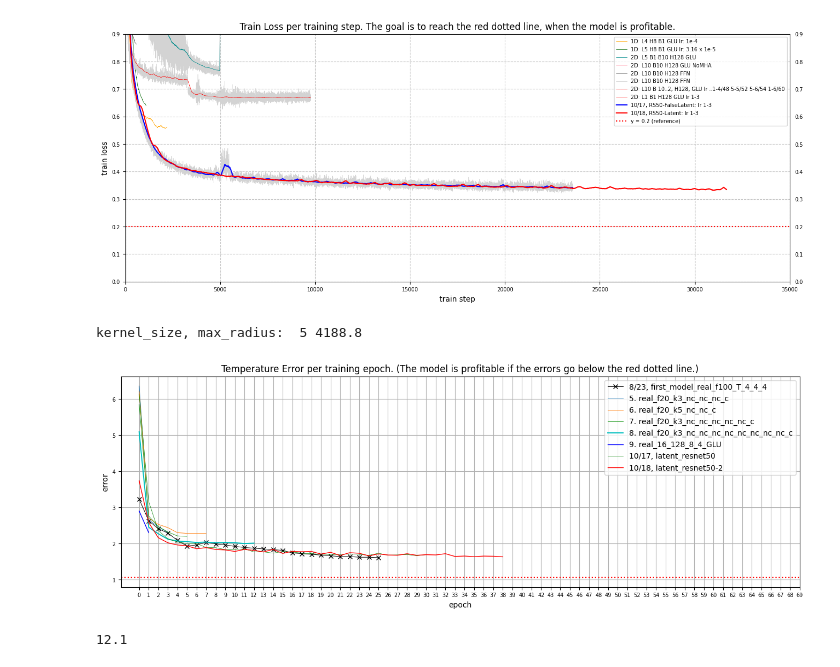
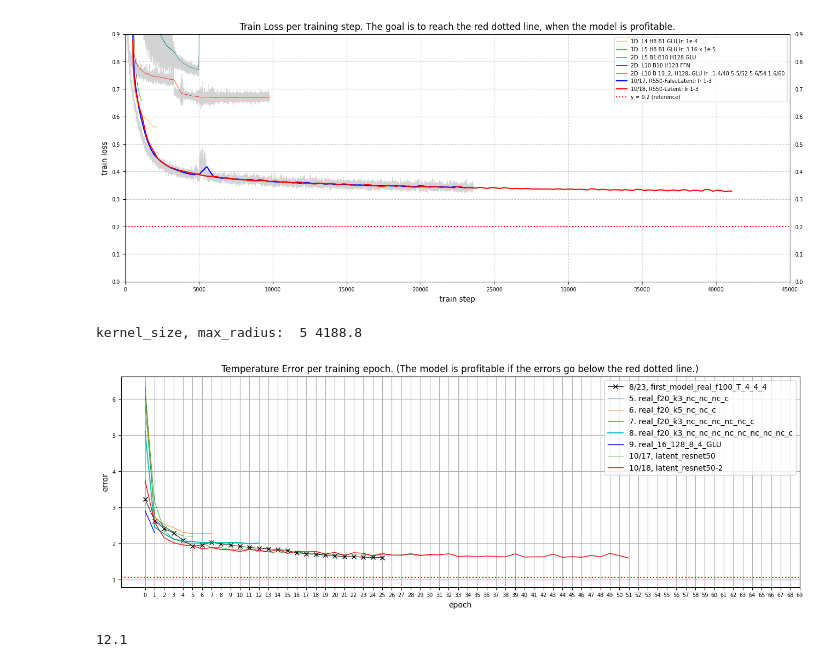
Before and after one commit to MachineLearningMike/Zeus2026, a Jupyter notebook: research/test01.ipynb, the cells around one changed output. Drawn from its saved outputs; the diff is of its cells as text; code cells hidden in the pictures.

```diff
--- a/research/test01.ipynb
+++ b/research/test01.ipynb
@@ -21,6 +21,7 @@ def analyze(path, window1, color, label, hide_details=True, lw=None):
 # %%
 plt.figure(figsize=(16, 6))
 plt.title("Train Loss per training step. The goal is to reach the red dotted line, when the model is profitable.")
+
 window1 = 200; window2 = 20
 # analyze("D:\\Zeus_Data\\bayes\\16-128-8-6-GLU\\train_state-16-128-8-6-GLU.json", window1, 'blue', 'Chunk: L6 H8 B1 GLU lr: 1e-4 3e-5 1e-5', hide_details=False)
 
@@ -29,35 +30,35 @@ analyze("D:\\Zeus_Data\\bayes\\16-128-8-5-GLU\\train_state-16-128-8-5-GLU.json",
 analyze("D:\\Zeus_Data\\bayes\\16-128-32-1944-5-GLU-Old\\train_state-16-128-32-1944-5-GLU.json", window1, 'darkcyan', '2D: L5 B1-B10 H128 GLU', hide_details=False)
 analyze("D:\\Zeus_Data\\bayes\\16-128-32-1944-2-GLU\\train_state-16-128-32-1944-2-GLU.json", window1, 'cyan', '2D: L2 B10 H128 GLU', hide_details=True)
 analyze("D:\\Zeus_Data\\bayes\\16-128-32-1944-10-GLU-NoMHA\\train_state-16-128-32-1944-10-GLU.json", window1, 'pink', '2D: L10 B10 H128 GLU NoMHA', hide_details=True)
 analyze("D:\\Zeus_Data\\bayes\\16-128-32-1944-10-FFN-Old\\train_state-16-128-32-1944-10-FFN.json", window1, 'grey', '2D: L10 B10 H128 FFN', hide_details=True)
 analyze("D:\\Zeus_Data\\bayes\\16-128-32-1944-10-FFN\\train_state-16-128-32-1944-10-FFN.json", window1, 'black', '2D: L10 B10 H128 FFN', hide_details=True)
 analyze("D:\\Zeus_Data\\bayes\\16-128-32-1944-10-GLU\\train_state-16-128-32-1944-10-GLU.json", window1, 'red', '2D: L10 B 10..2, H128, GLU lr ..1-4/48 5-5/52 5-6/54 1-6/60', hide_details=False, lw=0.5)
 analyze("D:\\Zeus_Data\\bayes\\16-128-32-1944-5-GLU\\train_state-16-128-32-1944-5-GLU.json", window1, 'black', '2D: L5 B1 H128 GLU lr 1-2 2-2/7 5-3/7.5 5-4/9.5', hide_details=True)
 analyze("D:\\Zeus_Data\\bayes\\16-128-32-1944-5-GLU-no_PE\\train_state-16-128-32-1944-5-GLU.json", window1, 'green', '2D no_PE: L5 B2 H128 GLU lr 1-3', hide_details=True, lw=0.1)
 analyze("D:\\Zeus_Data\\bayes\\16-128-32-1944-1-GLU\\train_state-16-128-32-1944-1-GLU.json", window1, 'red', '2D: L1 B1 H128 GLU lr 1-3', hide_details=True, lw=0.5)
 analyze("D:\\Zeus_Data\\bayes\\16-128-32-1944-2-GLU\\train_state-16-128-32-1944-2-GLU.json", window1, 'green', '2D: L2 B1 H128 GLU lr 1-3', hide_details=True, lw=0.5)
 analyze("D:\\Zeus_Data\\bayes\\16-128-32-1944-4-GLU\\train_state-16-128-32-1944-4-GLU.json", window1, 'blue', '2D: L4 B1 H128 GLU lr 1-3', hide_details=True, lw=0.5)
 analyze("D:\\Zeus_Data\\bayes\\ResNet50\\train_state-16-128-32-1944-5-GLU.json", window1, 'blue', '10/17, RS50-FalseLatent: lr 1-3', hide_details=False, lw=1.5)
 analyze("D:\\Zeus_Data\\bayes\\ResNet50-NewCodec\\train_state-16-128-32-1944-5-GLU.json", window1, 'blue', '10/18, RS50-FakeLatent: lr 1-3', hide_details=False, lw=1.)
 analyze("D:\\Zeus_Data\\bayes\\ResNet50-NewCodec-2\\train_state.json", window1, 'red', '10/18, RS50-Latent: lr 1-3', hide_details=True, lw=1.5)
 
 # analyze("D:\\Zeus_Data\\bayes\\16-128-32-1944-8-GLU\\train_state-16-128-32-1944-8-GLU.json", window1, 'brown', 'Chunk2D: L5, B1, H128', hide_details=True)
 
 plt.ylim(0, 0.6)   # 👈 set y-axis rang
-plt.xlim(0, 35000)   # 👈 set y-axis rang
+plt.xlim(0, 45000)   # 👈 set y-axis rang
 plt.yticks(np.arange(0, 1.0, 0.1))
 # plt.xticks(np.arange(0, 12001, 500), labels=[str(i) for i in range(0, 6001)])
 plt.xlabel("train step")
 plt.ylabel("train loss")
 plt.tick_params(axis='y', labelright=True)
 plt.tick_params(labelsize=7)
 plt.grid(axis='y', linestyle='--', alpha=0.7)  # horizontal dashed lines
 plt.grid(axis='x', linestyle='--', alpha=0.7)  # 👈 vertical dashed lines
 plt.axhline(y=0.2, color='red', linestyle=':', linewidth=1.5, label='y = 0.2 (reference)')
 plt.legend(fontsize=7, loc='upper right')
 plt.show()
 # %% [output]
-[figure, old version]
+[figure, new version]
 # %%
 radius = 3770
 factor10=3
@@ -104,6 +105,7 @@ latent_resnet50 = np.array([6.14, 3.16, 2.36, 2.13, 2.04, 2.003, 2.00127, 1.8888
 latent_resnet50_2 = np.array([3.73940, 2.57962, 2.16126, 2.02077, 1.95973, 1.93555, 1.85545, 1.88563, 1.83461, 1.82213, 1.78038, 1.83613, 1.80943,
                               1.76646, 1.83746, 1.72514, 1.78396, 1.77270, 1.78224, 1.70661, 1.75728, 1.66774, 1.74571, 1.73006, 1.65857, 1.71209,
                               1.68192, 1.67555, 1.71705, 1.67381, 1.69081, 1.68364, 1.71772, 1.64193, 1.65305, 1.63502, 1.65182, 1.64723, 1.63150,
+                              1.71424, 1.62318, 1.63132, 1.63151, 1.70622, 1.61799, 1.63880, 1.61768, 1.67172, 1.63055, 1.72809, 1.66336, 1.59888,
 ])
 
 # cnn was working, in place of a trasnformer.
@@ -148,7 +150,7 @@ plt.grid(True)
 plt.axhline(y=1.06, color='red', linestyle=':', linewidth=1.6, label='y = 1.06 (reference)')
 plt.show()
 # %% [output]
-[figure, old version]
+[figure, new version]
 # %%
 import torch
 print(torch.version.cuda)   # should print something like '12.1' or '11.8'
```
Also changed, not shown: parts of 1 cell of this notebook, 21 other files.
